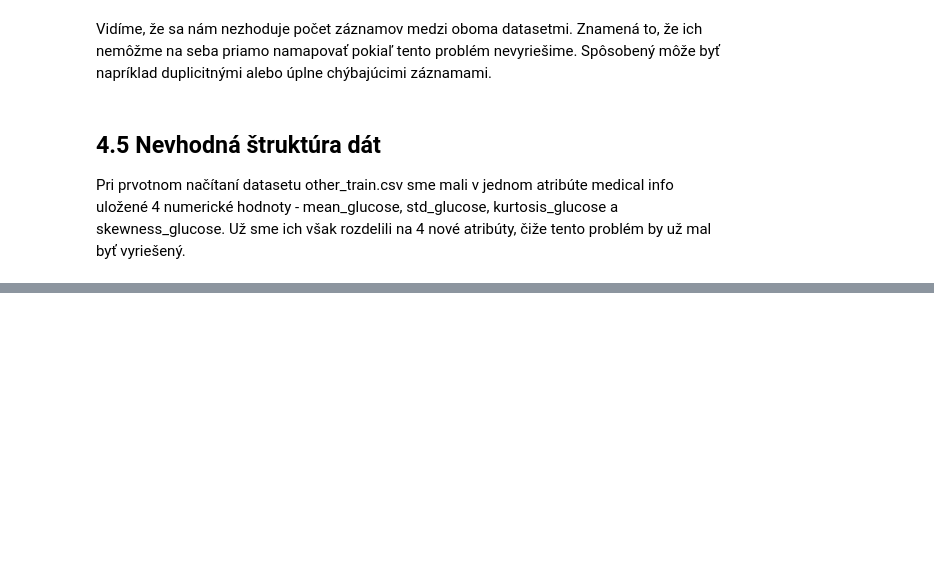
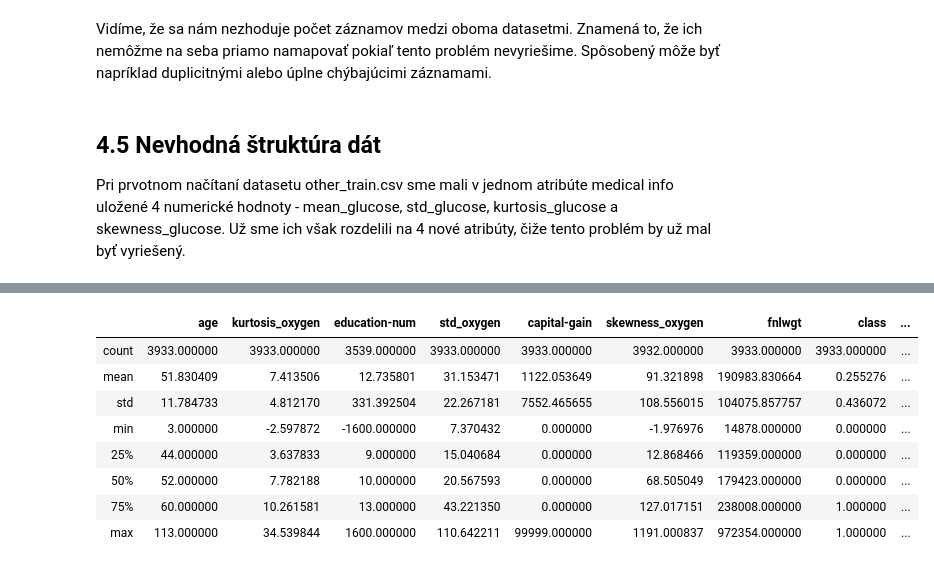
Before and after one commit to jaruji/IAU-project, a Jupyter notebook: IAU - Kocurik, Bedej J., prieskumna analyza.ipynb, the cells around one changed output, grey strips where cells are left out. Cells and saved outputs as stored; diff of their text form; code cells hidden in the pictures; blank space fills up the shorter version.

```diff
--- a/IAU - Kocurik, Bedej J., prieskumna analyza.ipynb
+++ b/IAU - Kocurik, Bedej J., prieskumna analyza.ipynb
@@ -1105,0 +1123,13 @@ other.groupby(['name', 'address']).first().sort_values('name')
+# %%
+train = pd.DataFrame.merge(personal, final, on=['name', 'address'], how='left')
+train.describe()
+# %% [output]
+|  | age | kurtosis_oxygen | education-num | std_oxygen | capital-gain | skewness_oxygen | fnlwgt | class | ... |
+| count | 3933.000000 | 3933.000000 | 3539.000000 | 3933.000000 | 3933.000000 | 3932.000000 | 3933.000000 | 3933.000000 | ... |
+| mean | 51.830409 | 7.413506 | 12.735801 | 31.153471 | 1122.053649 | 91.321898 | 190983.830664 | 0.255276 | ... |
+| std | 11.784733 | 4.812170 | 331.392504 | 22.267181 | 7552.465655 | 108.556015 | 104075.857757 | 0.436072 | ... |
+| min | 3.000000 | -2.597872 | -1600.000000 | 7.370432 | 0.000000 | -1.976976 | 14878.000000 | 0.000000 | ... |
+| 25% | 44.000000 | 3.637833 | 9.000000 | 15.040684 | 0.000000 | 12.868466 | 119359.000000 | 0.000000 | ... |
+| 50% | 52.000000 | 7.782188 | 10.000000 | 20.567593 | 0.000000 | 68.505049 | 179423.000000 | 0.000000 | ... |
+| 75% | 60.000000 | 10.261581 | 13.000000 | 43.221350 | 0.000000 | 127.017151 | 238008.000000 | 1.000000 | ... |
+| max | 113.000000 | 34.539844 | 1600.000000 | 110.642211 | 99999.000000 | 1191.000837 | 972354.000000 | 1.000000 | ... |
```
Also changed, not shown: parts of 62 cells of this notebook.
